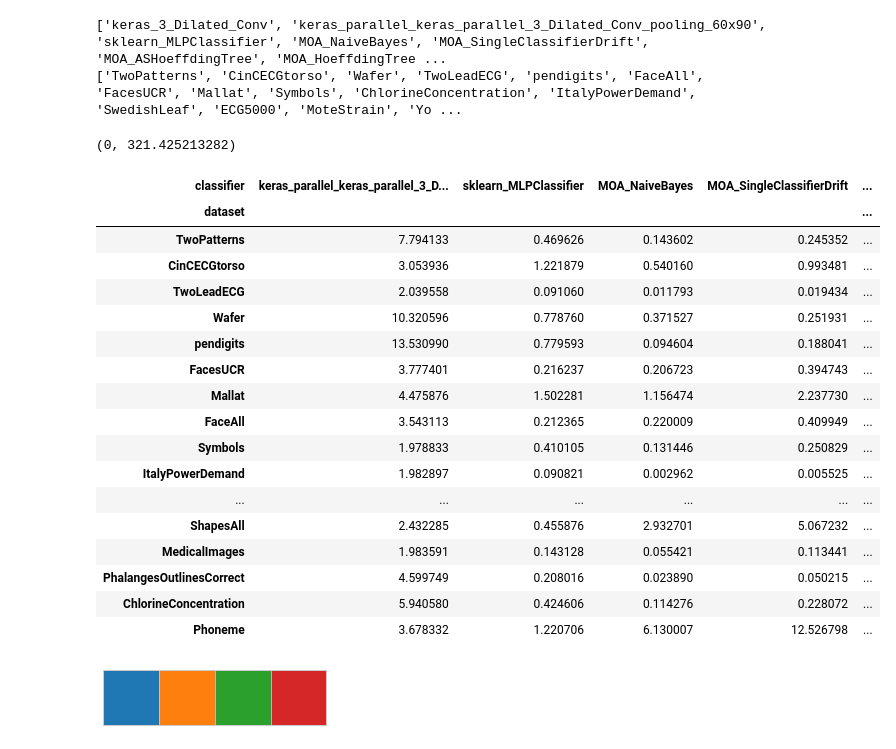
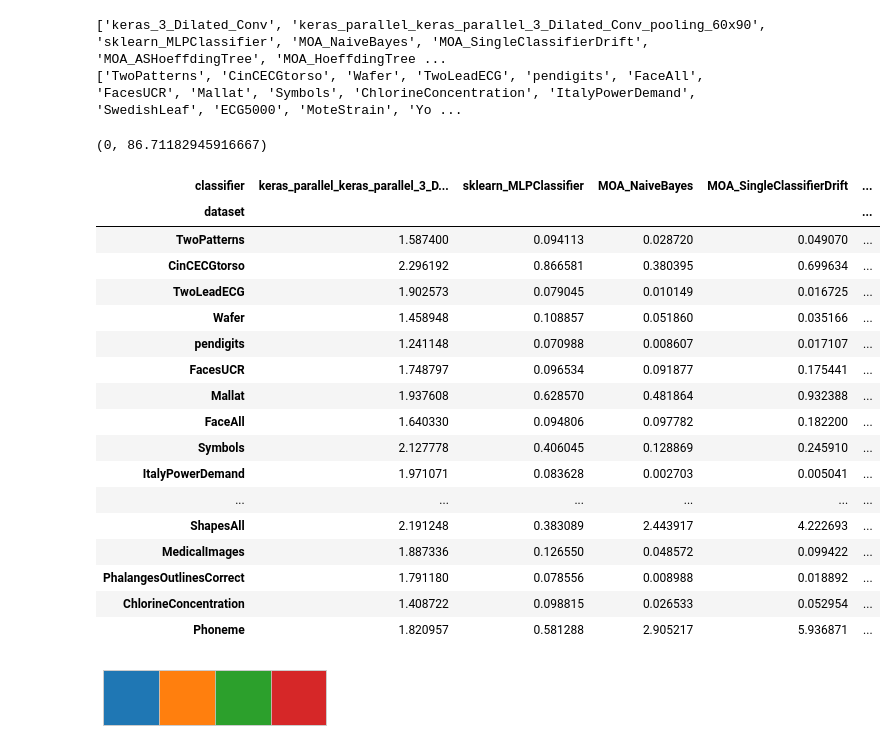
Before and after one commit to pedrolarben/ADLStream, a Jupyter notebook: utils/notebooks/time-plots.ipynb, the cells around one changed output. Saved outputs shown, nothing was run; the diff lists cells and outputs as text; code cells hidden in the pictures.

```diff
--- a/utils/notebooks/time-plots.ipynb
+++ b/utils/notebooks/time-plots.ipynb
@@ -16,8 +16,8 @@ You probably need to get an updated matplotlibrc file from
 http://github.com/matplotlib/matplotlib/blob/master/matplotlibrc.template
 or from the matplotlib source distribution
 # %%
-_METRICS_FILE = './files/benchmark_sensitivityAnalysis'
-_METRIC = 'total_time'
+_METRICS_FILE = './files/benchmark_sensitivityAnalysis_estafa'
+_METRIC = 'timeperinstance'
 _CLASSIFIER = 'keras_parallel_keras_parallel_3_Dilated_Conv_pooling_60x90'
 
 datasets_to_remove = ['bankmarketingnorm', 'airlinesnorm']
@@ -69,7 +69,7 @@ metrics = metrics[metrics.dataset.isin(list(datasets_dict.keys()))]
 
 
 metrics['instancespersecond'] = metrics['instances']/metrics['total_time']
-metrics['timeperinstance'] = metrics['total_time']/metrics['instances']
+metrics['timeperinstance'] = metrics['total_time']/metrics['instances']*1000
 metrics['minutes'] = metrics['total_time']/60
 
 metrics_table_full_kappa = metrics.pivot(index='dataset',columns='classifier')['kappa']
@@ -126,44 +126,47 @@ print(list(metrics_table_full.index))
 # %%
 #kappa table
 metrics_table_kappa = metrics.pivot(index='dataset',columns='classifier')['kappa']
 #metrics_table_kappa = metrics_table_kappa.dropna()
 metrics_table_kappa = metrics_table_kappa.reindex(metrics_table_kappa.mean().sort_values(ascending=False).index, axis=1)
 metrics_table_kappa = metrics_table_kappa.sort_values(by=list(metrics_table_kappa.columns), ascending=False)
 metrics_table_kappa = metrics_table_kappa[metrics_table_kappa.columns[0:]]
 
 metrics_table = metrics.pivot(index='dataset',columns='classifier')[_METRIC]
 #metrics_table = metrics_table.dropna()
 metrics_table = metrics_table.reindex(metrics_table_kappa.mean().sort_values(ascending=False).index, axis=1)
 metrics_table = metrics_table.reindex(index=metrics_table_kappa.index)
 metrics_table = metrics_table[metrics_table.columns[0:]]
 
 metrics_table = metrics_table.reindex(datasets_dict.keys(), axis=0)
 metrics_table
 
 limits = ( 0, metrics_table.max().max())
 print(limits)
 
+metrics_table.to_csv('./files/timeperinstance_table.csv', sep=',', encoding='utf-8')
+
+
 metrics_table
 # %% [output]
-(0, 321.425213282)
+(0, 86.71182945916667)
 | classifier | keras_parallel_keras_parallel_3_D... | sklearn_MLPClassifier | MOA_NaiveBayes | MOA_SingleClassifierDrift | ... |
 | dataset |  |  |  |  | ... |
-| TwoPatterns | 7.794133 | 0.469626 | 0.143602 | 0.245352 | ... |
-| CinCECGtorso | 3.053936 | 1.221879 | 0.540160 | 0.993481 | ... |
-| TwoLeadECG | 2.039558 | 0.091060 | 0.011793 | 0.019434 | ... |
-| Wafer | 10.320596 | 0.778760 | 0.371527 | 0.251931 | ... |
-| pendigits | 13.530990 | 0.779593 | 0.094604 | 0.188041 | ... |
-| FacesUCR | 3.777401 | 0.216237 | 0.206723 | 0.394743 | ... |
-| Mallat | 4.475876 | 1.502281 | 1.156474 | 2.237730 | ... |
-| FaceAll | 3.543113 | 0.212365 | 0.220009 | 0.409949 | ... |
-| Symbols | 1.978833 | 0.410105 | 0.131446 | 0.250829 | ... |
-| ItalyPowerDemand | 1.982897 | 0.090821 | 0.002962 | 0.005525 | ... |
+| TwoPatterns | 1.587400 | 0.094113 | 0.028720 | 0.049070 | ... |
+| CinCECGtorso | 2.296192 | 0.866581 | 0.380395 | 0.699634 | ... |
+| TwoLeadECG | 1.902573 | 0.079045 | 0.010149 | 0.016725 | ... |
+| Wafer | 1.458948 | 0.108857 | 0.051860 | 0.035166 | ... |
+| pendigits | 1.241148 | 0.070988 | 0.008607 | 0.017107 | ... |
+| FacesUCR | 1.748797 | 0.096534 | 0.091877 | 0.175441 | ... |
+| Mallat | 1.937608 | 0.628570 | 0.481864 | 0.932388 | ... |
+| FaceAll | 1.640330 | 0.094806 | 0.097782 | 0.182200 | ... |
+| Symbols | 2.127778 | 0.406045 | 0.128869 | 0.245910 | ... |
+| ItalyPowerDemand | 1.971071 | 0.083628 | 0.002703 | 0.005041 | ... |
 | ... | ... | ... | ... | ... | ... |
-| ShapesAll | 2.432285 | 0.455876 | 2.932701 | 5.067232 | ... |
-| MedicalImages | 1.983591 | 0.143128 | 0.055421 | 0.113441 | ... |
-| PhalangesOutlinesCorrect | 4.599749 | 0.208016 | 0.023890 | 0.050215 | ... |
-| ChlorineConcentration | 5.940580 | 0.424606 | 0.114276 | 0.228072 | ... |
-| Phoneme | 3.678332 | 1.220706 | 6.130007 | 12.526798 | ... |
+| ShapesAll | 2.191248 | 0.383089 | 2.443917 | 4.222693 | ... |
+| MedicalImages | 1.887336 | 0.126550 | 0.048572 | 0.099422 | ... |
+| PhalangesOutlinesCorrect | 1.791180 | 0.078556 | 0.008988 | 0.018892 | ... |
+| ChlorineConcentration | 1.408722 | 0.098815 | 0.026533 | 0.052954 | ... |
+| Phoneme | 1.820957 | 0.581288 | 2.905217 | 5.936871 | ... |
 # %%
 classifier_labels_full = {
     'keras_3_Dilated_Conv': 'CNN',
```
Also changed, not shown: parts of 10 cells of this notebook.
